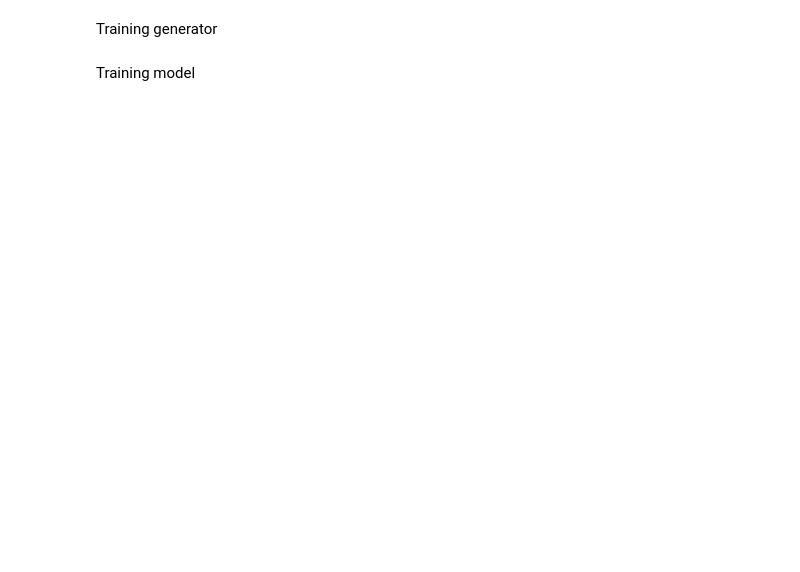
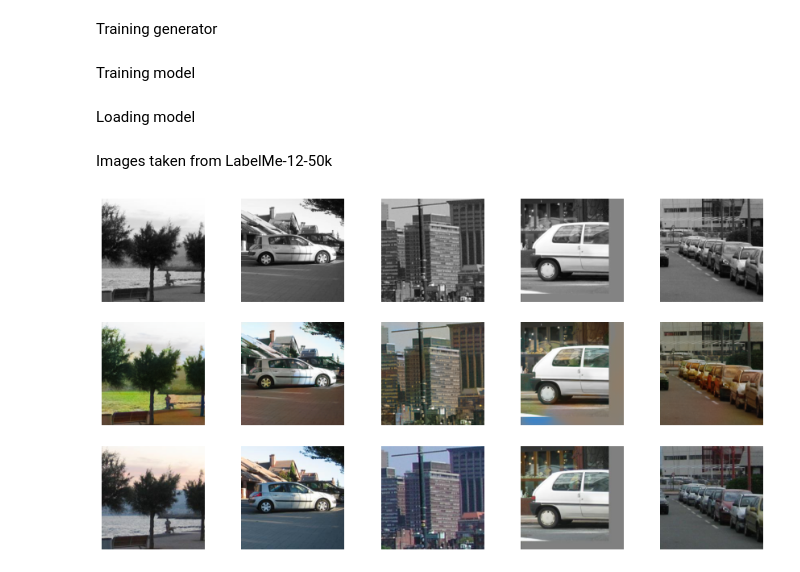
Before and after one commit to dstan-po/cvdl-image-colorization, a Jupyter notebook: image_colorization.ipynb, the cells around one changed output. Drawn from its saved outputs; the diff is of its cells as text; code cells hidden in the pictures; blank space fills up the shorter version.

Commit message:
visualize changes

```diff
--- a/image_colorization.ipynb
+++ b/image_colorization.ipynb
@@ -354,3 +356,53 @@ train_model(model, training_data_loader, 20)
 torch.save(model.state_dict(), "final_model.pt")
 # %%
 model.eval()
+# %% [markdown]
+Loading model
+# %%
+net_G = build_res_unet(n_input=1, n_output=2, size=256)
+net_G.load_state_dict(torch.load("res18-unet.pt", map_location=DEVICE))
+model = MainModel(net_G=net_G)
+model.load_state_dict(torch.load("final_model.pt", map_location=DEVICE))
+# %% [markdown]
+Images taken from LabelMe-12-50k
+# %%
+path_to = "/content/"
+paths = [
+         path_to + "000000.jpg",
+         path_to + "000001.jpg",
+         path_to + "000002.jpg",
+         path_to + "000003.jpg",
+         path_to + "000004.jpg"
+]
+
+test_data_loader = create_data_loader(paths=paths, split=TRAIN_TRANSFORM)
+# %%
+def visualize(model, data, save=True):
+    model.net_G.eval()
+    with torch.no_grad():
+        model.setup_input(data)
+        model.forward()
+    model.net_G.train()
+    fake_color = model.fake_color.detach()
+    real_color = model.ab_channels
+    L = model.lightness
+    fake_imgs = lab_to_rgb(L, fake_color)
+    real_imgs = lab_to_rgb(L, real_color)
+    fig = plt.figure(figsize=(15, 8))
+    for i in range(5):
+        ax = plt.subplot(3, 5, i + 1)
+        ax.imshow(L[i][0].cpu(), cmap='gray')
+        ax.axis("off")
+        ax = plt.subplot(3, 5, i + 1 + 5)
+        ax.imshow(fake_imgs[i])
+        ax.axis("off")
+        ax = plt.subplot(3, 5, i + 1 + 10)
+        ax.imshow(real_imgs[i])
+        ax.axis("off")
+    plt.show()
+    if save:
+        fig.savefig(f"colorization_{time.time()}.png")
+# %%
+visualize(model, next(iter(test_data_loader)))
+# %% [output]
+[figure, added]
```
Also changed, not shown: parts of 4 cells of this notebook.
